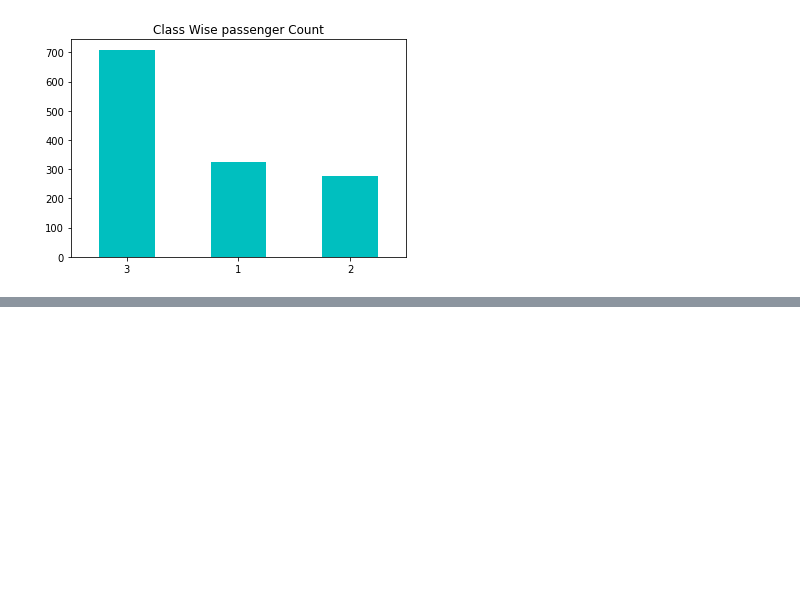
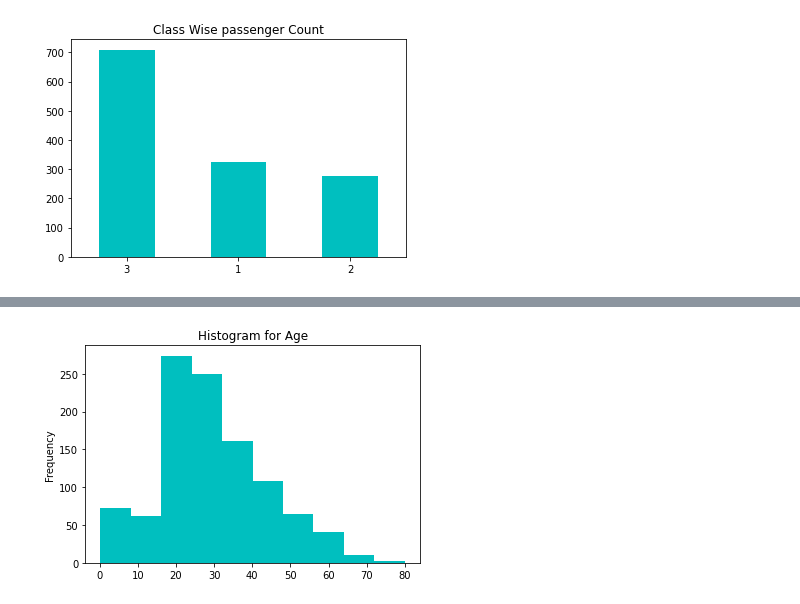
Before and after one commit to sunilkumarrai2/titanic, a Jupyter notebook: notebooks/2.0-ak-exploring-processing-data.ipynb, the cells around one changed output, grey strips where cells are left out. Saved outputs shown, nothing was run; the diff lists cells and outputs as text; code cells hidden in the pictures; blank space fills up the shorter version.

```diff
--- a/notebooks/2.0-ak-exploring-processing-data.ipynb
+++ b/notebooks/2.0-ak-exploring-processing-data.ipynb
@@ -299,0 +304,4 @@ df.Pclass.value_counts().plot(kind="bar", rot=0, title="Class Wise passenger Cou
+# %%
+df.Age.plot(kind="hist", rot=0, title="Histogram for Age", color="c");
+# %% [output]
+[figure, added]
```
Also changed, not shown: parts of 26 cells of this notebook.
